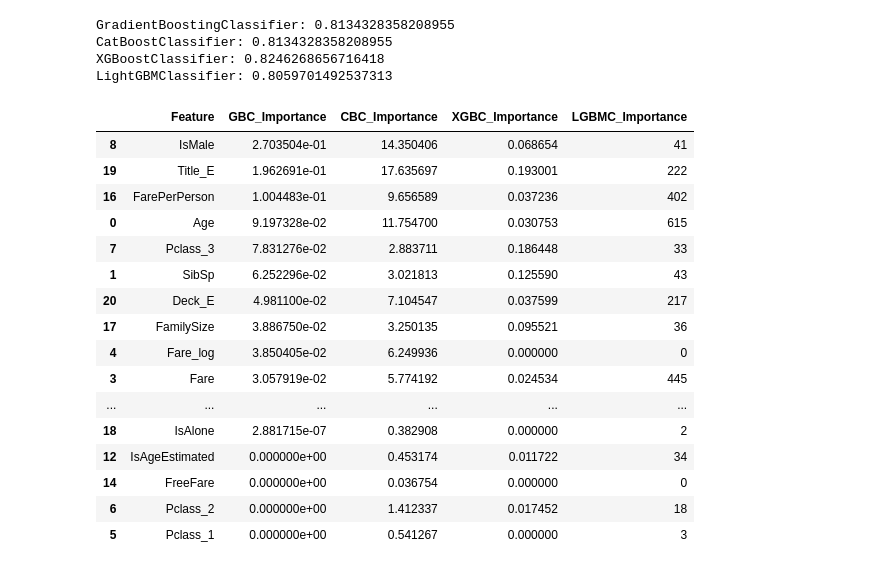
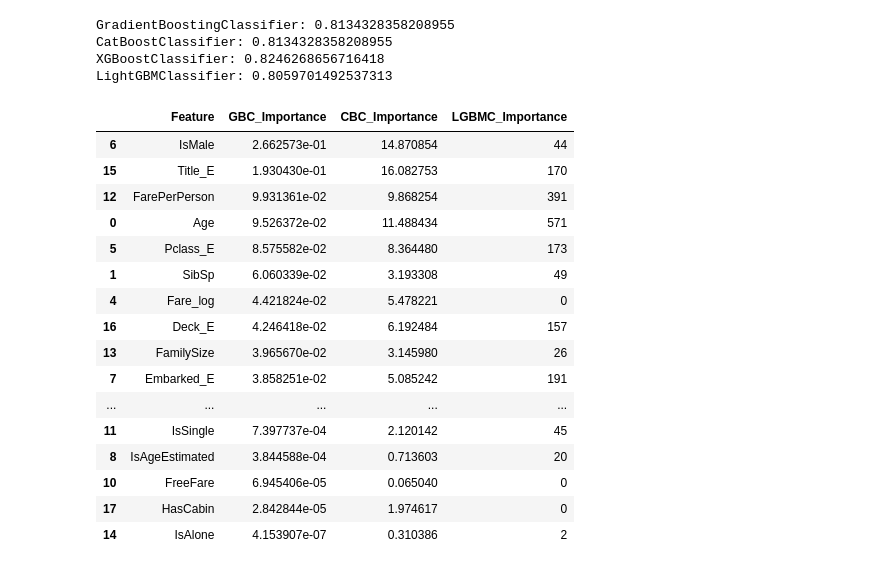
Before and after one commit to fabiogaldinho/Titanic-Classification, a Jupyter notebook: notebooks/02_EDA.ipynb, the cells around one changed output. Drawn from its saved outputs; the diff is of its cells as text; code cells hidden in the pictures.

```diff
--- a/notebooks/02_EDA.ipynb
+++ b/notebooks/02_EDA.ipynb
@@ -522,10 +522,10 @@ df.head()
 # %% [markdown]
 ## **CORRELATION**
 # %%
-columns = ['PassengerId', 'Survived', 'Pclass', 'Name', 'Sex', 'Ticket', 'Cabin', 'Embarked', 'Pclass_1', 'Pclass_2',
+columns1 = ['PassengerId', 'Survived', 'Pclass', 'Name', 'Sex', 'Ticket', 'Cabin', 'Embarked', 'Pclass_1', 'Pclass_2',
            'Pclass_3', 'Embarked_C', 'Embarked_Q', 'Embarked_S', 'Stage', 'Title', 'Deck']
 
-x_data = df.drop(columns = columns, axis = 1).copy()
+x_data = df.drop(columns = columns1, axis = 1).copy()
 y_data = df[['Survived']].copy()
 
 x_train, x_test, y_train, y_test = train_test_split(x_data, y_data, test_size=0.30, random_state=13)
@@ -556,29 +556,29 @@ CatBoostClassifier: 0.8171641791044776
 XGBoostClassifier: 0.8208955223880597
 LightGBMClassifier: 0.8171641791044776
 # %%
-columns = ['PassengerId', 'Survived', 'Pclass', 'Name', 'Sex', 'Ticket', 'Cabin', 'Embarked', 'Pclass_E',
+columns2 = ['PassengerId', 'Survived', 'Pclass', 'Name', 'Sex', 'Ticket', 'Cabin', 'Embarked', 'Pclass_E',
            'Embarked_E', 'Stage', 'Title', 'Deck']
 
-x_data = df.drop(columns = columns, axis = 1).copy()
-y_data = df[['Survived']].copy()
+x_data2 = df.drop(columns = columns2, axis = 1).copy()
+y_data2 = df[['Survived']].copy()
 
-x_train, x_test, y_train, y_test = train_test_split(x_data, y_data, test_size=0.30, random_state=13)
+x_train, x_test, y_train, y_test = train_test_split(x_data2, y_data2, test_size=0.30, random_state=13)
 
-gbc = GradientBoostingClassifier()
-gbc.fit(x_train, y_train)
-yhat1 = gbc.predict(x_test)
+gbc2 = GradientBoostingClassifier()
+gbc2.fit(x_train, y_train)
+yhat1 = gbc2.predict(x_test)
 
-cbc = CatBoostClassifier(verbose = 0)
-cbc.fit(x_train, y_train)
-yhat2 = cbc.predict(x_test)
+cbc2 = CatBoostClassifier(verbose = 0)
+cbc2.fit(x_train, y_train)
+yhat2 = cbc2.predict(x_test)
 
-xgbc = xgb.XGBClassifier()
-xgbc.fit(x_train, y_train)
-yhat3 = xgbc.predict(x_test)
+xgbc2 = xgb.XGBClassifier()
+xgbc2.fit(x_train, y_train)
+yhat3 = xgbc2.predict(x_test)
 
-lgbm = LGBMClassifier(verbose = -1)
-lgbm.fit(x_train, y_train)
-yhat4 = lgbm.predict(x_test)
+lgbm2 = LGBMClassifier(verbose = -1)
+lgbm2.fit(x_train, y_train)
+yhat4 = lgbm2.predict(x_test)
 
 print("GradientBoostingClassifier:", accuracy_score(y_test, yhat1))
 print("CatBoostClassifier:", accuracy_score(y_test, yhat2))
@@ -589,39 +589,30 @@ GradientBoostingClassifier: 0.8134328358208955
 CatBoostClassifier: 0.8134328358208955
 XGBoostClassifier: 0.8246268656716418
 LightGBMClassifier: 0.8059701492537313
-# %%
-columns = ['PassengerId', 'Survived', 'Pclass', 'Name', 'Sex', 'Ticket', 'Cabin', 'Embarked', 'Pclass_1', 'Pclass_2',
-           'Pclass_3', 'Embarked_C', 'Embarked_Q', 'Embarked_S', 'Stage', 'Title', 'Deck']
-
-x_data = df.drop(columns = columns, axis = 1).copy()
-y_data = df[['Survived']].copy()
-
-x_train, x_test, y_train, y_test = train_test_split(x_data, y_data, test_size=0.30, random_state=13)
 # %%
 feature_importances = pd.DataFrame({'Feature': x_data.columns,
                                     'GBC_Importance': gbc.feature_importances_,
                                     'CBC_Importance': cbc.feature_importances_,
-                                    'XGBC_Importance': xgbc.feature_importances_,
                                     'LGBMC_Importance': lgbm.feature_importances_
                                    })
 feature_importances = feature_importances.sort_values(by='GBC_Importance', ascending=False)
 
 feature_importances
 # %% [output]
-|  | Feature | GBC_Importance | CBC_Importance | XGBC_Importance | LGBMC_Importance |
-| 8 | IsMale | 2.703504e-01 | 14.350406 | 0.068654 | 41 |
-| 19 | Title_E | 1.962691e-01 | 17.635697 | 0.193001 | 222 |
-| 16 | FarePerPerson | 1.004483e-01 | 9.656589 | 0.037236 | 402 |
-| 0 | Age | 9.197328e-02 | 11.754700 | 0.030753 | 615 |
-| 7 | Pclass_3 | 7.831276e-02 | 2.883711 | 0.186448 | 33 |
-| 1 | SibSp | 6.252296e-02 | 3.021813 | 0.125590 | 43 |
-| 20 | Deck_E | 4.981100e-02 | 7.104547 | 0.037599 | 217 |
-| 17 | FamilySize | 3.886750e-02 | 3.250135 | 0.095521 | 36 |
-| 4 | Fare_log | 3.850405e-02 | 6.249936 | 0.000000 | 0 |
-| 3 | Fare | 3.057919e-02 | 5.774192 | 0.024534 | 445 |
-| ... | ... | ... | ... | ... | ... |
-| 18 | IsAlone | 2.881715e-07 | 0.382908 | 0.000000 | 2 |
-| 12 | IsAgeEstimated | 0.000000e+00 | 0.453174 | 0.011722 | 34 |
-| 14 | FreeFare | 0.000000e+00 | 0.036754 | 0.000000 | 0 |
-| 6 | Pclass_2 | 0.000000e+00 | 1.412337 | 0.017452 | 18 |
-| 5 | Pclass_1 | 0.000000e+00 | 0.541267 | 0.000000 | 3 |
+|  | Feature | GBC_Importance | CBC_Importance | LGBMC_Importance |
+| 6 | IsMale | 2.662573e-01 | 14.870854 | 44 |
+| 15 | Title_E | 1.930430e-01 | 16.082753 | 170 |
+| 12 | FarePerPerson | 9.931361e-02 | 9.868254 | 391 |
+| 0 | Age | 9.526372e-02 | 11.488434 | 571 |
+| 5 | Pclass_E | 8.575582e-02 | 8.364480 | 173 |
+| 1 | SibSp | 6.060339e-02 | 3.193308 | 49 |
+| 4 | Fare_log | 4.421824e-02 | 5.478221 | 0 |
+| 16 | Deck_E | 4.246418e-02 | 6.192484 | 157 |
+| 13 | FamilySize | 3.965670e-02 | 3.145980 | 26 |
+| 7 | Embarked_E | 3.858251e-02 | 5.085242 | 191 |
+| ... | ... | ... | ... | ... |
+| 11 | IsSingle | 7.397737e-04 | 2.120142 | 45 |
+| 8 | IsAgeEstimated | 3.844588e-04 | 0.713603 | 20 |
+| 10 | FreeFare | 6.945406e-05 | 0.065040 | 0 |
+| 17 | HasCabin | 2.842844e-05 | 1.974617 | 0 |
+| 14 | IsAlone | 4.153907e-07 | 0.310386 | 2 |
```
Also changed, not shown: parts of 9 cells of this notebook, 4 other files.
